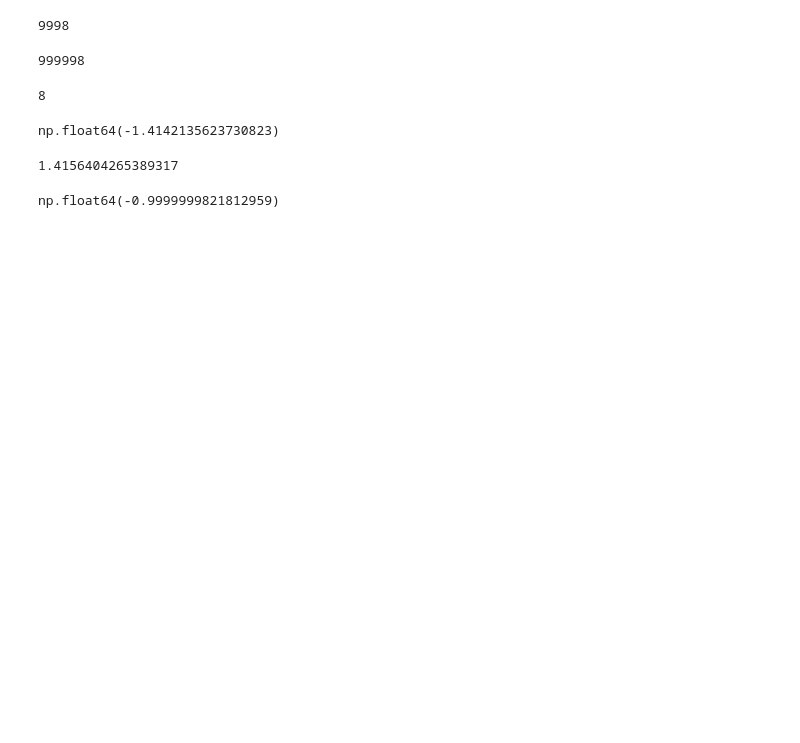
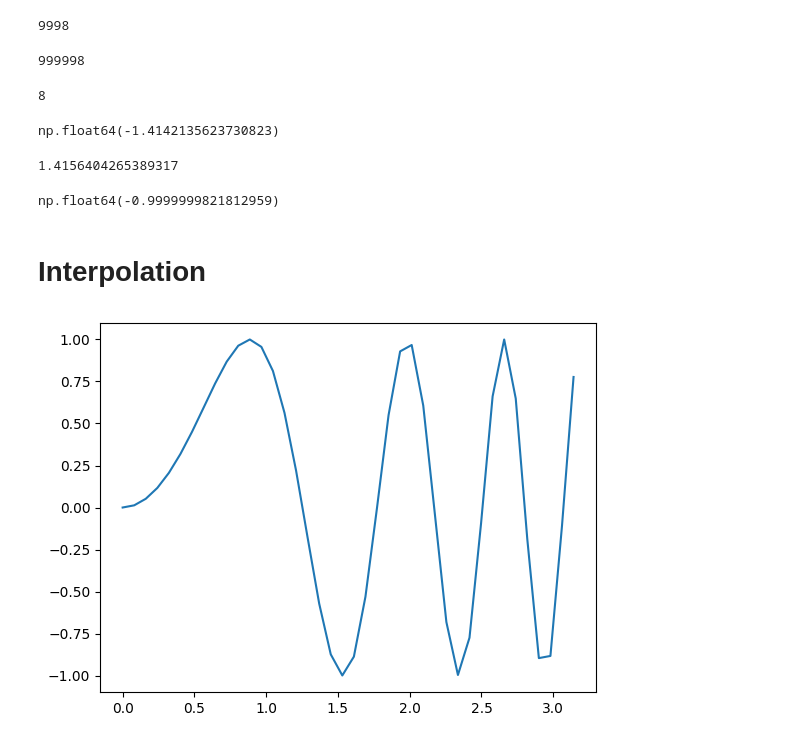
Before and after one commit to parkergeorge30/Phys41, a Jupyter notebook: SciPy.ipynb, the cells around one changed output. Drawn from its saved outputs; the diff is of its cells as text; code cells hidden in the pictures; blank space fills up the shorter version.

```diff
--- a/SciPy.ipynb
+++ b/SciPy.ipynb
@@ -58,3 +58,5 @@ def deriv(f,x,dx=0.01):
 op.newton(lambda x:x**2+2*x+1,2)
 # %% [output]
 np.float64(-0.9999999821812959)
+# %% [markdown]
+# Interpolation
@@ -60,0 +65,8 @@ np.float64(-0.9999999821812959)
+# %%
+xI=np.linspace(0,np.pi,40)
+yI=np.sin(2*xI**2)
+# %%
+plt.plot(xI,yI)
+plt.show()
+# %% [output]
+[figure, added]
```
Also changed, not shown: parts of 14 cells of this notebook.
